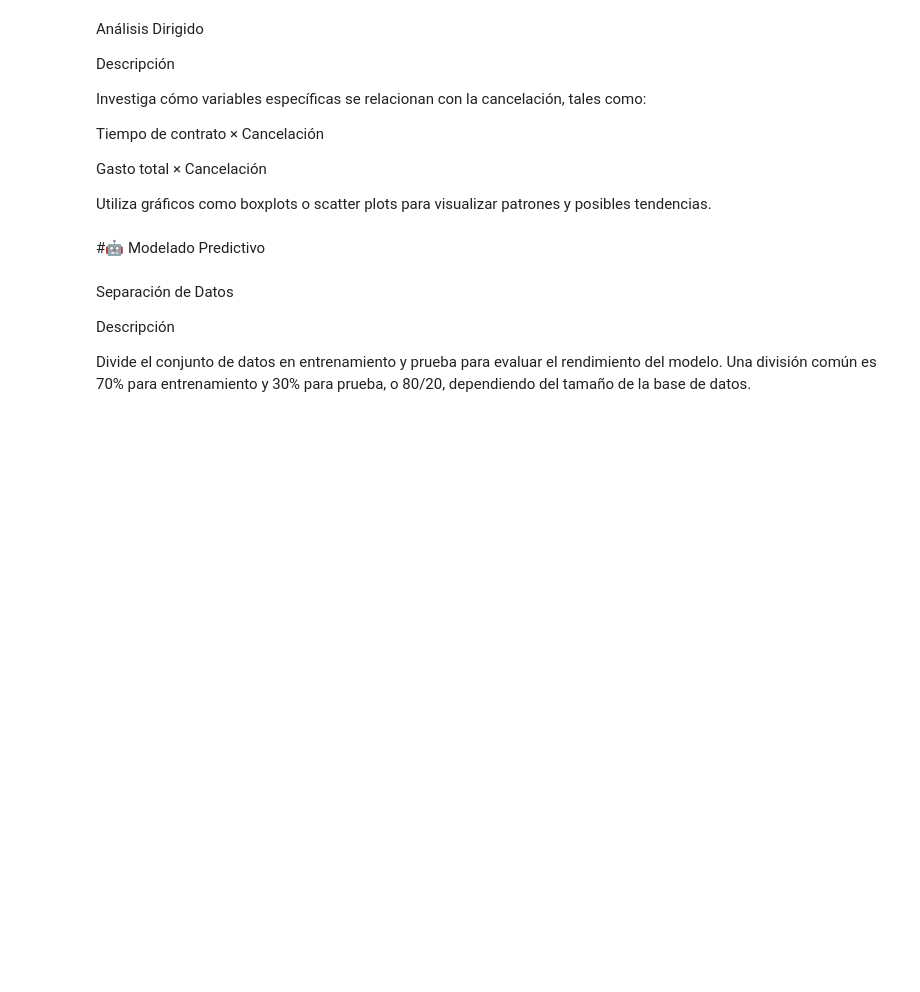
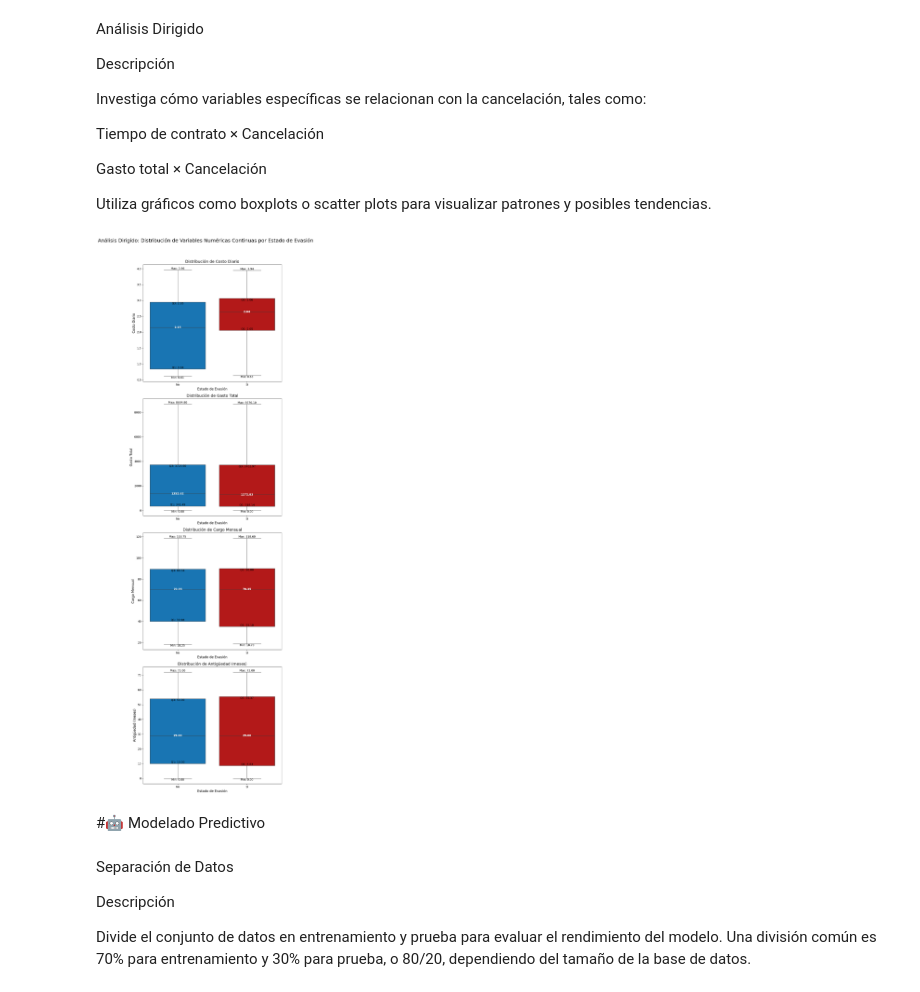
Before and after one commit to Guzzman00/Telecom-X-2, a Jupyter notebook: TelecomX_LATAM_2.ipynb, the cells around one changed output. Saved outputs shown, nothing was run; the diff lists cells and outputs as text; code cells hidden in the pictures; blank space fills up the shorter version.

```diff
--- a/TelecomX_LATAM_2.ipynb
+++ b/TelecomX_LATAM_2.ipynb
@@ -1394,6 +1480,87 @@ Tiempo de contrato × Cancelación
 Gasto total × Cancelación
 
 Utiliza gráficos como boxplots o scatter plots para visualizar patrones y posibles tendencias.
+# %%
+#---XVII---
+
+# --- Importación de Librerías para Visualización ---
+#
+# Se importa seaborn y matplotlib para crear los gráficos.
+import seaborn as sns
+import matplotlib.pyplot as plt
+
+# --- Creación de un DataFrame Balanceado ---
+#
+# Se unen los datos balanceados de X_res y y_res en un solo DataFrame
+# para facilitar la creación de los gráficos.
+df_resampled = pd.concat([y_res, X_res], axis=1)
+
+# --- Lista de Variables a Analizar y sus Traducciones ---
+#
+# Se definen las variables continuas que se van a graficar en el orden solicitado
+# y un diccionario para sus nombres en español, que se usarán en los gráficos.
+variables_a_graficar = [
+    'Costo_Diario',
+    'Charges.Total',
+    'Charges.Monthly',
+    'tenure'
+]
+
+traducciones = {
+    'Costo_Diario': 'Costo Diario',
+    'Charges.Total': 'Gasto Total',
+    'Charges.Monthly': 'Cargo Mensual',
+    'tenure': 'Antigüedad (meses)'
+}
+
+# --- Creación de una Figura con Múltiples Subgráficos ---
+#
+# Se crea una única figura que contendrá 4 subgráficos (axes) organizados verticalmente.
+# Esto asegura que todos los gráficos compartan el mismo ancho y mantengan la uniformidad.
+fig, axes = plt.subplots(nrows=4, ncols=1, figsize=(8, 28))
+fig.suptitle('Análisis Dirigido: Distribución de Variables Numéricas Continuas por Estado de Evasión', fontsize=18, y=1.01)
+
+# --- Bucle para Generar los Gráficos ---
+#
+# Se itera sobre la lista de variables para crear un boxplot anotado para cada una,
+# colocando cada gráfico en su respectivo eje (ax).
+for idx, var in enumerate(variables_a_graficar):
+    ax = axes[idx]
+
+    # Se crea el boxplot con la paleta de colores personalizada (azul y rojo).
+    sns.boxplot(x='Evasion', y=var, data=df_resampled,
+                palette={0: '#007ACC', 1: '#CC0000'}, hue='Evasion', ax=ax)
+
+    # Se recorren las dos categorías de Evasión (0 y 1) para añadir las anotaciones.
+    for i in [0, 1]:
+        subset = df_resampled[df_resampled['Evasion'] == i][var]
+        q1, median, q3 = subset.quantile(0.25), subset.quantile(0.50), subset.quantile(0.75)
+        iqr = q3 - q1
+        min_val = subset[subset >= q1 - 1.5 * iqr].min()
+        max_val = subset[subset <= q3 + 1.5 * iqr].max()
+
+        # Se añade el texto de cada estadística sobre el gráfico.
+        ax.text(i, median, f'{median:.2f}', ha='center', va='center', color='white', fontweight='bold')
+        ax.text(i, q1, f'Q1: {q1:.2f}', ha='center', va='bottom', color='black')
+        ax.text(i, q3, f'Q3: {q3:.2f}', ha='center', va='top', color='black')
+        ax.text(i, min_val, f'Min: {min_val:.2f}', ha='center', va='top', color='black')
+        ax.text(i, max_val, f'Max: {max_val:.2f}', ha='center', va='bottom', color='black')
+
+    # Se configuran los títulos y etiquetas del gráfico actual.
+    titulo_traducido = traducciones[var]
+    ax.set_title(f'Distribución de {titulo_traducido}', fontsize=14)
+    ax.set_xlabel('Estado de Evasión', fontsize=12)
+    ax.set_ylabel(titulo_traducido, fontsize=12)
+    ax.set_xticks([0, 1])
+    ax.set_xticklabels(['No', 'Sí'])
+    ax.get_legend().remove()
+
+# Se ajusta el layout para evitar que los títulos y etiquetas se superpongan.
+plt.tight_layout(rect=[0, 0, 1, 0.99])
+# Se muestra la figura con los cuatro gráficos.
+plt.show()
+# %% [output]
+[figure, added]
 # %% [markdown]
 #🤖 Modelado Predictivo
 # %% [markdown]
```
Also changed, not shown: parts of 9 cells of this notebook.
